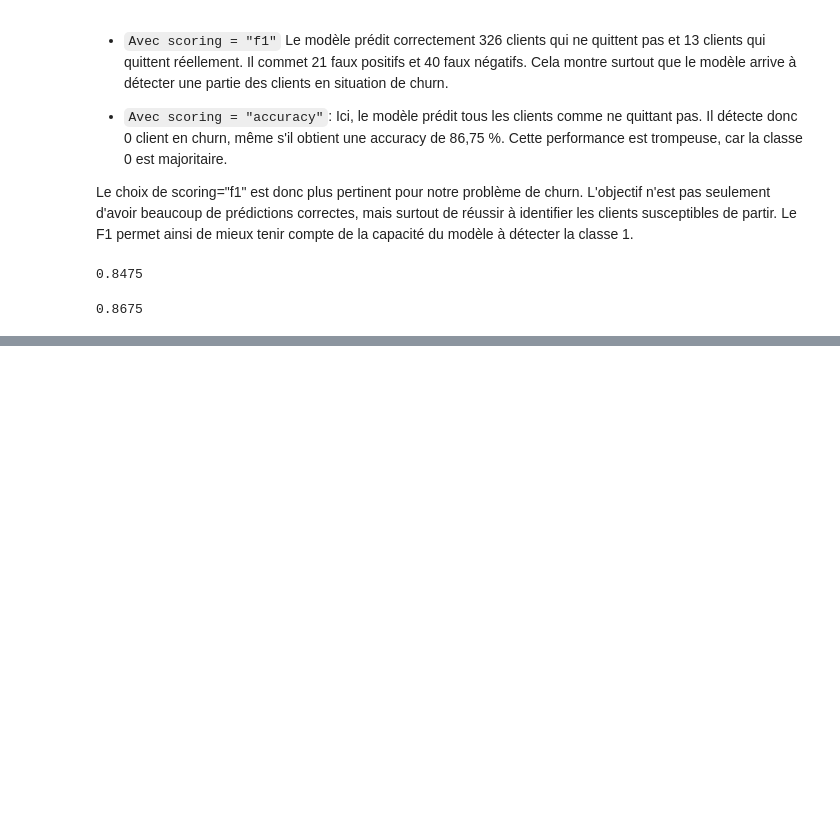
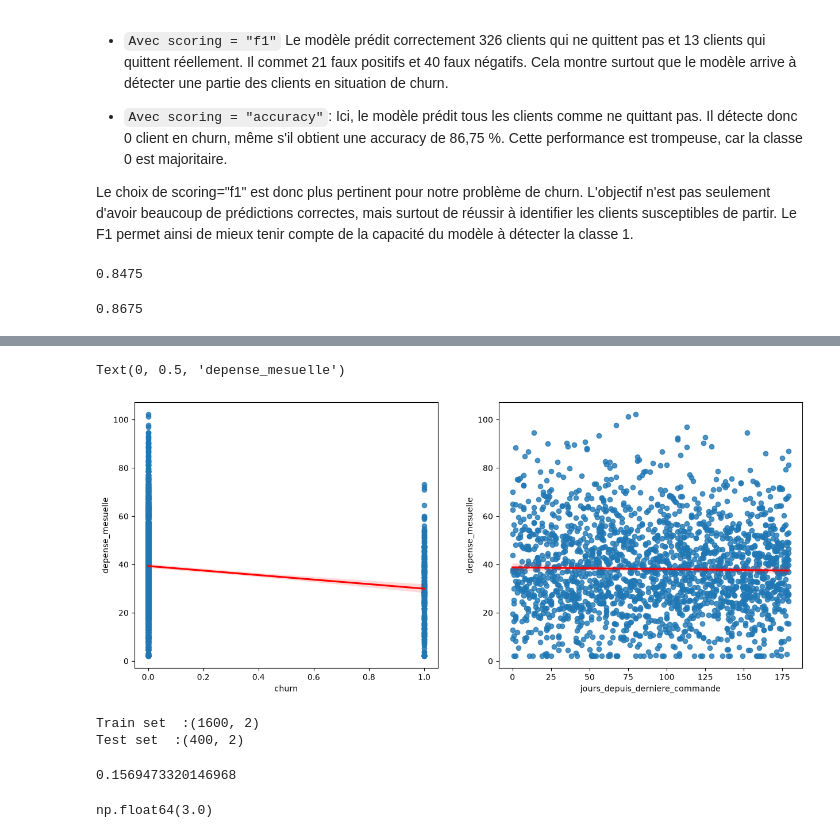
Before and after one commit to SAKPANI/Formation-Data_Science-et-Machine-Learning, a Jupyter notebook: Machine_Learning/MODELES/apprendre_modeles_ML.ipynb, the cells around one changed output, grey strips where cells are left out. Saved outputs shown, nothing was run; the diff lists cells and outputs as text; code cells hidden in the pictures; blank space fills up the shorter version.

```diff
--- a/Machine_Learning/MODELES/apprendre_modeles_ML.ipynb
+++ b/Machine_Learning/MODELES/apprendre_modeles_ML.ipynb
@@ -502,0 +536,13 @@ display(df_rapport)
+# %%
+plt.figure(figsize= (15,6))
+plt.subplot(1,2,1)
+sns.regplot(data =X, x = X[:, 0], y = y, line_kws= {"color" : "red"})
+plt.xlabel("churn")
+plt.ylabel("depense_mesuelle")
+plt.subplot(1,2,2)
+sns.regplot(data =X, x = X[:, 1], y = y, line_kws= {"color" : "red"})
+plt.xlabel("jours_depuis_derniere_commande")
+plt.ylabel("depense_mesuelle")
+# %% [output]
+Text(0, 0.5, 'depense_mesuelle')
+[figure, added]
@@ -502,0 +552,11 @@ display(df_rapport)
+# %%
+print(f"Train set  :{X_train.shape}")
+print(f"Test set  :{X_test.shape}")
+# %% [output]
+Train set  :(1600, 2)
+Test set  :(400, 2)
+# %%
+reg.fit(X_train, y_train)
+reg.score(X_train, y_train)
+# %% [output]
+0.1569473320146968
@@ -502,0 +578,6 @@ display(df_rapport)
+# %%
+grid.fit(X_train, y_train)
+score= grid.best_score_
+display(round(score, 2)*100)
+# %% [output]
+np.float64(3.0)
```
Also changed, not shown: parts of 11 cells of this notebook, 3 other files.
